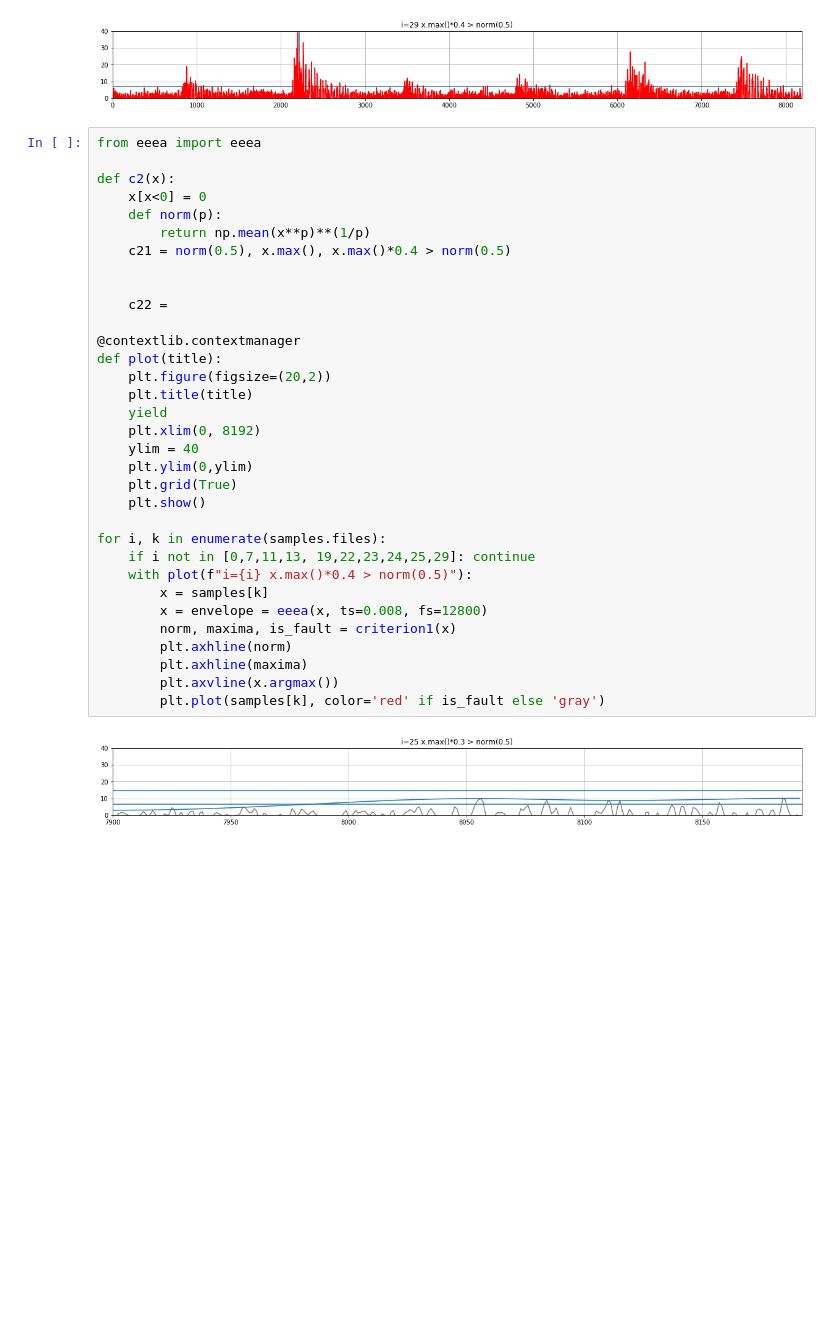
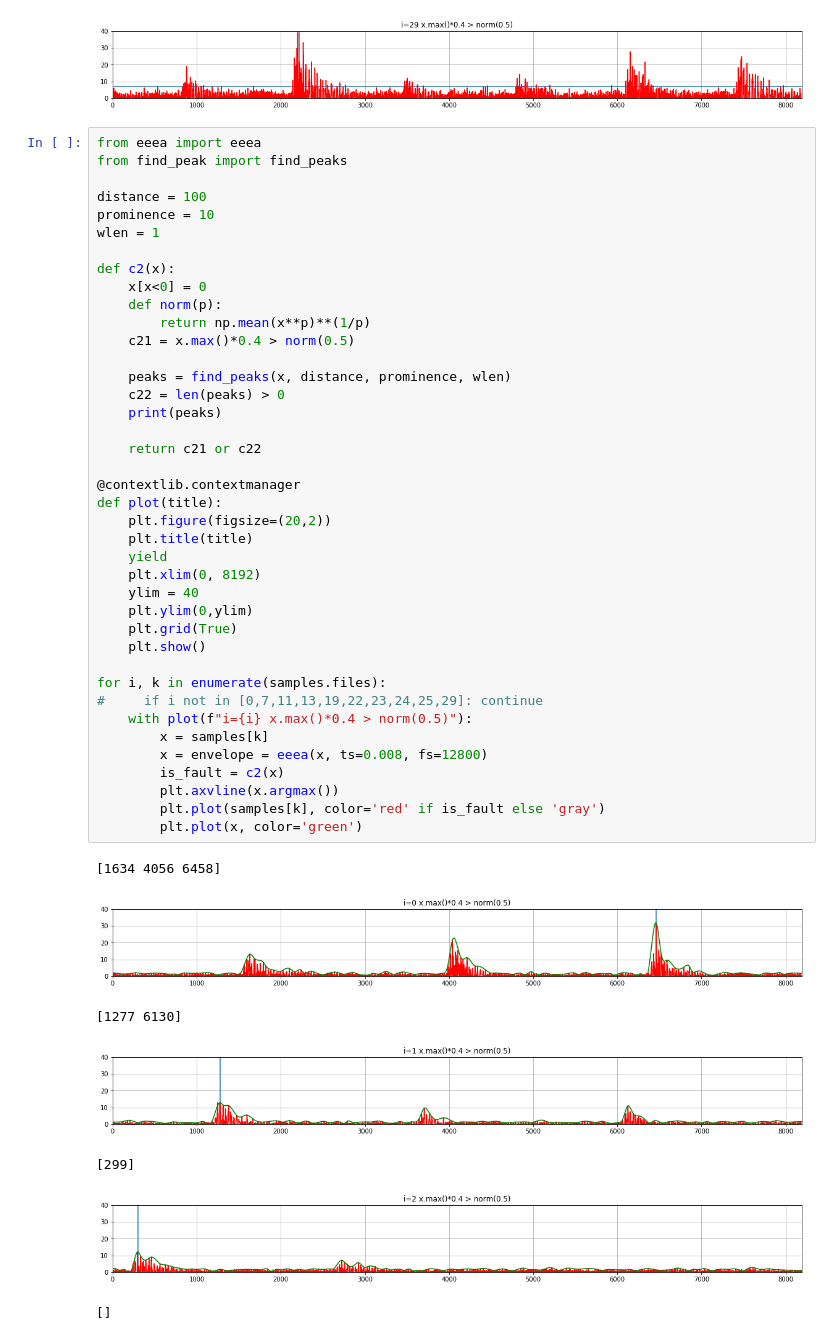
Before and after one commit to xloc/gear-fault, a Jupyter notebook: criterion.ipynb, the cells around one changed output. Cells and saved outputs as stored; diff of their text form; blank space fills up the shorter version.

```diff
--- a/criterion.ipynb
+++ b/criterion.ipynb
@@ -74,36 +74,49 @@ for i, k in enumerate(samples.files):
 [figure]
 # %%
 from eeea import eeea
+from find_peak import find_peaks
+
+distance = 100
+prominence = 10
+wlen = 1
 
 def c2(x):
     x[x<0] = 0
     def norm(p):
         return np.mean(x**p)**(1/p)
-    c21 = norm(0.5), x.max(), x.max()*0.4 > norm(0.5)
+    c21 = x.max()*0.4 > norm(0.5)
 
+    peaks = find_peaks(x, distance, prominence, wlen)
+    c22 = len(peaks) > 0
+    print(peaks)
 
-    c22 =
+    return c21 or c22
 
 @contextlib.contextmanager
 def plot(title):
     plt.figure(figsize=(20,2))
     plt.title(title)
     yield
     plt.xlim(0, 8192)
     ylim = 40
     plt.ylim(0,ylim)
     plt.grid(True)
     plt.show()
 
 for i, k in enumerate(samples.files):
-    if i not in [0,7,11,13, 19,22,23,24,25,29]: continue
+#     if i not in [0,7,11,13,19,22,23,24,25,29]: continue
     with plot(f"i={i} x.max()*0.4 > norm(0.5)"):
         x = samples[k]
         x = envelope = eeea(x, ts=0.008, fs=12800)
-        norm, maxima, is_fault = criterion1(x)
-        plt.axhline(norm)
-        plt.axhline(maxima)
+        is_fault = c2(x)
         plt.axvline(x.argmax())
         plt.plot(samples[k], color='red' if is_fault else 'gray')
+        plt.plot(x, color='green')
 # %% [output]
+[1634 4056 6458]
-[figure, old version]
+[figure, new version]
+[1277 6130]
+[figure, added]
+[299]
+[figure, added]
+[]
```
Also changed, not shown: parts of 1 cell of this notebook, 13 other files.
